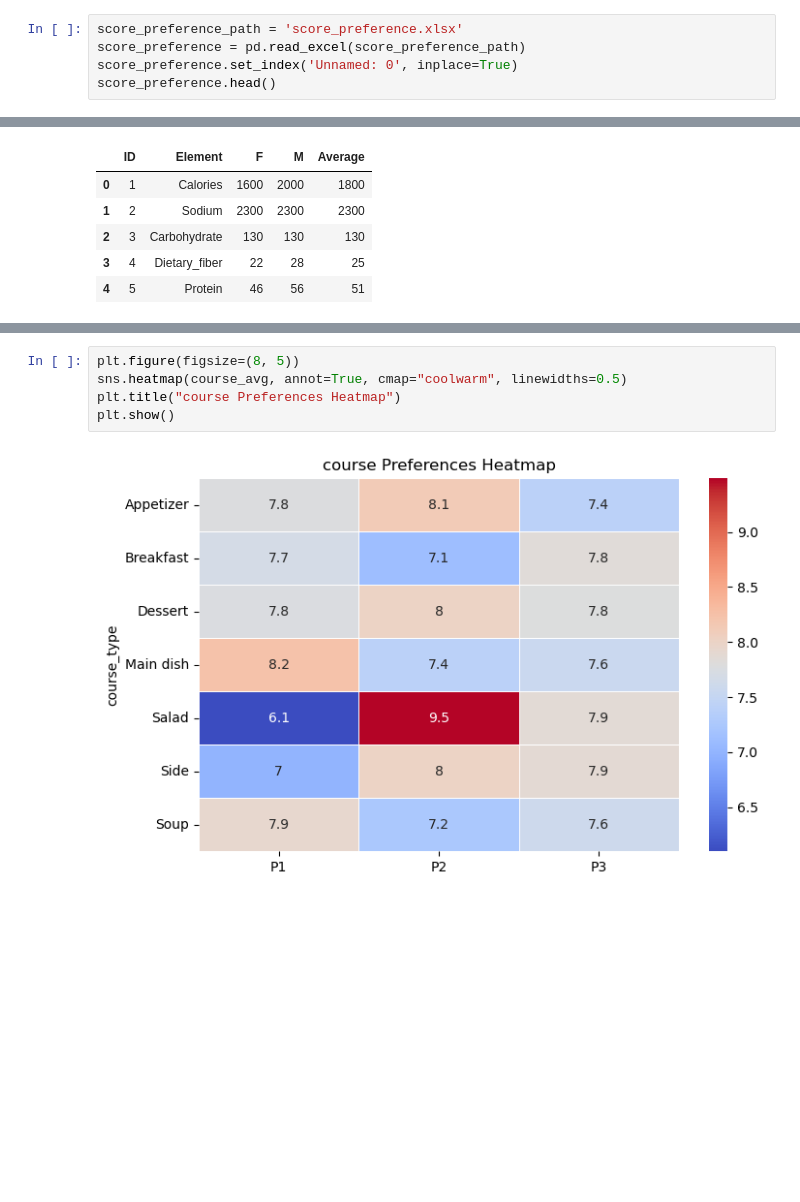
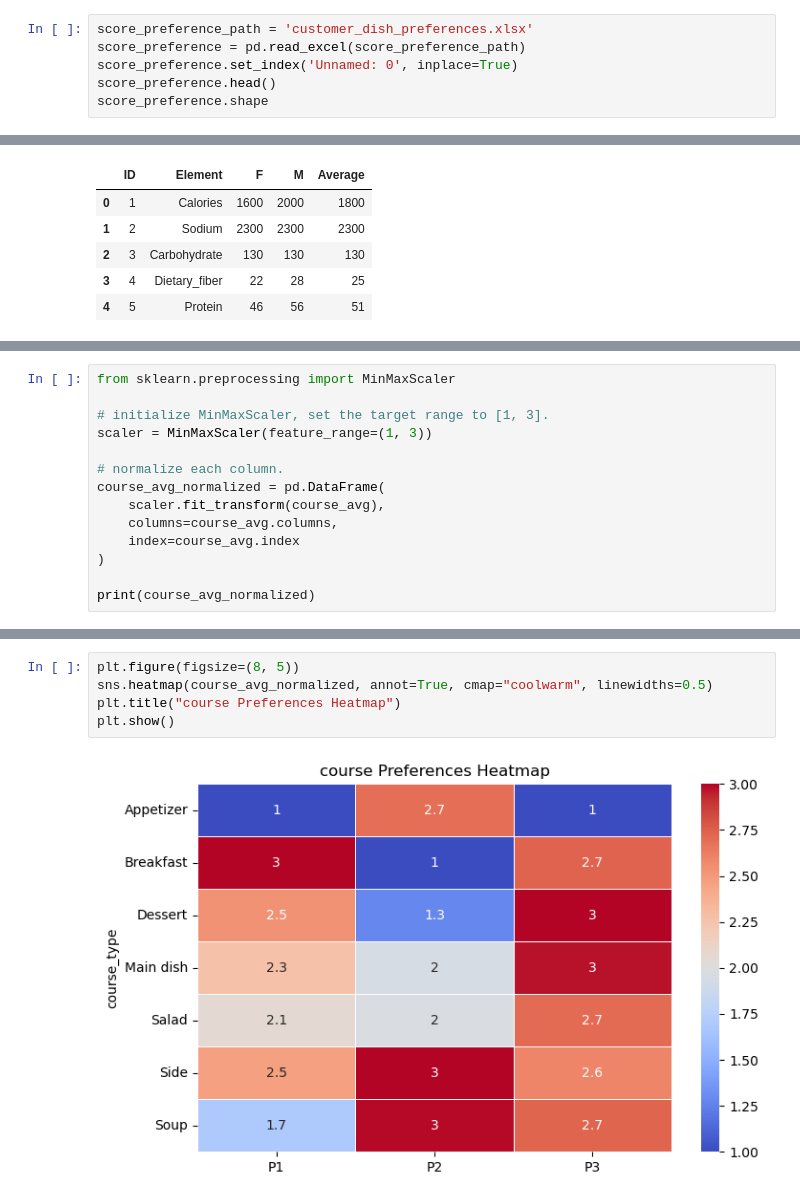
Before and after one commit to DI2636080/AOR, a Jupyter notebook: customer_analysis.ipynb, the cells around one changed output, grey strips where cells are left out. Drawn from its saved outputs; the diff is of its cells as text; blank space fills up the shorter version.

```diff
--- a/customer_analysis.ipynb
+++ b/customer_analysis.ipynb
@@ -25,8 +25,9 @@ meal_data.head()
 | 4 | Corn and Black Bean Salad | Side | legume | NaN | 3.59 | 140.00 | 10.0 | ... |
 5 rows × 28 columns
 # %%
-score_preference_path = 'score_preference.xlsx'
+score_preference_path = 'customer_dish_preferences.xlsx'
 score_preference = pd.read_excel(score_preference_path)
 score_preference.set_index('Unnamed: 0', inplace=True)
 score_preference.head()
+score_preference.shape
 # %% [output]
@@ -226,0 +217,14 @@ course_avg
+# %%
+from sklearn.preprocessing import MinMaxScaler
+
+# initialize MinMaxScaler, set the target range to [1, 3].
+scaler = MinMaxScaler(feature_range=(1, 3))
+
+# normalize each column.
+course_avg_normalized = pd.DataFrame(
+    scaler.fit_transform(course_avg),
+    columns=course_avg.columns,
+    index=course_avg.index
+)
+
+print(course_avg_normalized)
@@ -227,10 +241,10 @@ course_avg
 # %%
 plt.figure(figsize=(8, 5))
-sns.heatmap(course_avg, annot=True, cmap="coolwarm", linewidths=0.5)
+sns.heatmap(course_avg_normalized, annot=True, cmap="coolwarm", linewidths=0.5)
 plt.title("course Preferences Heatmap")
 plt.show()
 # %% [output]
-[figure, old version]
+[figure, new version]
 # %%
 subcategories_analysis = anaylsis_combined[['subcategories', 'P1', 'P2', 'P3']]
 subcategories_avg = subcategories_analysis.groupby("subcategories").mean()
```
Also changed, not shown: parts of 17 cells of this notebook.
